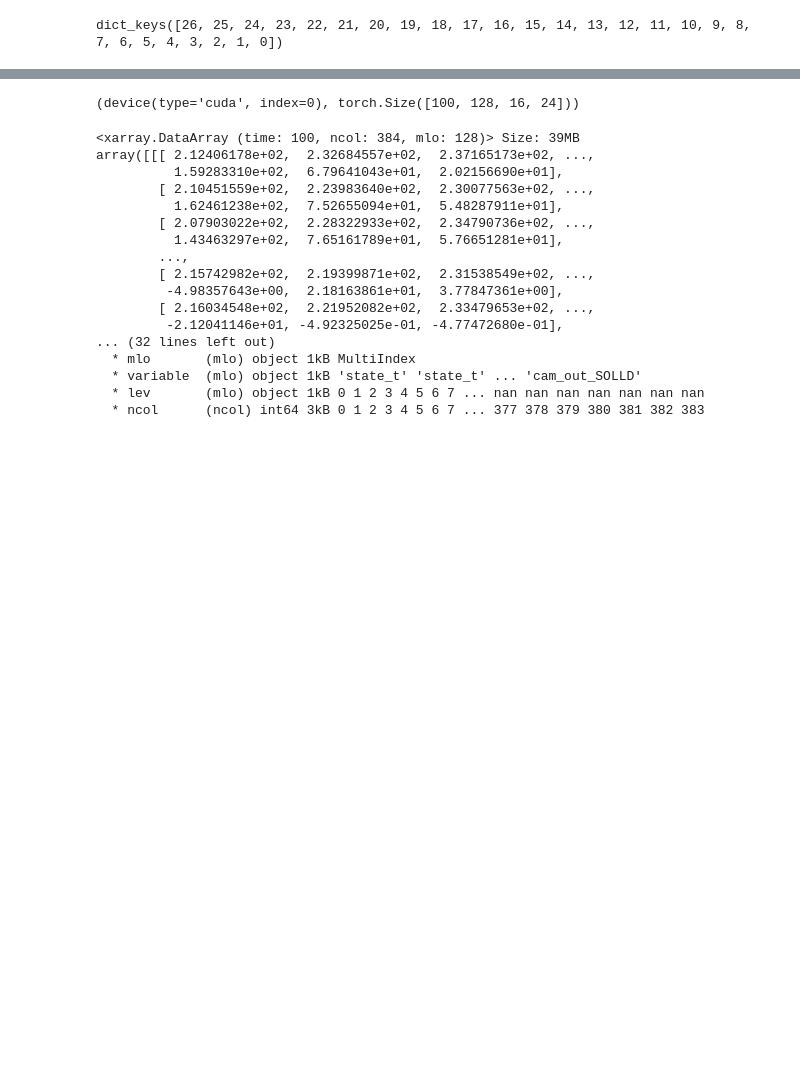
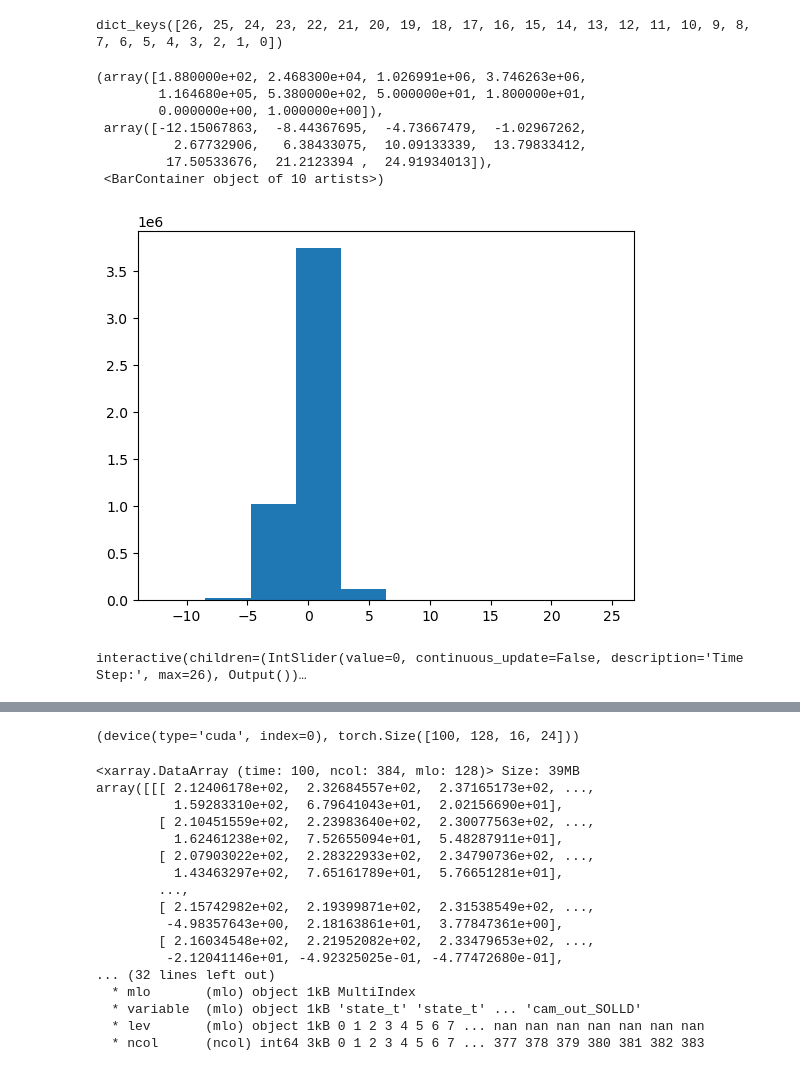
Before and after one commit to SammyAgrawal/diffusion-climsim, a Jupyter notebook: Notebooks/Evaluation.ipynb, the cells around one changed output, grey strips where cells are left out. Drawn from its saved outputs; the diff is of its cells as text; code cells hidden in the pictures; blank space fills up the shorter version.

```diff
--- a/Notebooks/Evaluation.ipynb
+++ b/Notebooks/Evaluation.ipynb
@@ -663,5 +641,5 @@ Text(0.5, 1.0, 'Surface Temp')
 # %%
-x_noisy, eps = pipeline_generator.encode(real_images.to(device), 25)
+x_noisy, eps = pipeline_generator.encode(real_images.to(device), 99)
 # %%
 plt.imshow((x_noisy.detach().cpu() - real_images)[0, 59])
 plt.colorbar()
@@ -677,6 +655,47 @@ Text(0.5, 1.0, 'Surface Temp, noisy')
 # %%
-history = pipeline_generator.decode(x_noisy, 25)
+history = pipeline_generator.decode(x_noisy, 10)
 # %%
 history.keys()
 # %% [output]
 dict_keys([26, 25, 24, 23, 22, 21, 20, 19, 18, 17, 16, 15, 14, 13, 12, 11, 10, 9, 8, 7, 6, 5, 4, 3, 2, 1, 0])
+# %%
+
+t = 4
+
+plt.hist(history[t].flatten())
+# %% [output]
+(array([1.880000e+02, 2.468300e+04, 1.026991e+06, 3.746263e+06,
+        1.164680e+05, 5.380000e+02, 5.000000e+01, 1.800000e+01,
+        0.000000e+00, 1.000000e+00]),
+ array([-12.15067863,  -8.44367695,  -4.73667479,  -1.02967262,
+          2.67732906,   6.38433075,  10.09133339,  13.79833412,
+         17.50533676,  21.2123394 ,  24.91934013]),
+ <BarContainer object of 10 artists>)
+[figure, added]
+# %%
+def plot_histogram_evolution(history):
+    def plot_timestep(t):
+        plt.figure(figsize=(10, 6))
+        plt.hist(history[t].flatten(), bins=50, density=True)
+        plt.title(f'Distribution at Denoising Step {t}')
+        plt.xlabel('Values')
+        plt.ylabel('Density')
+        plt.grid(True)
+        plt.show()
+
+    # Create slider for time steps
+    t_slider = widgets.IntSlider(
+        value=0,
+        min=0,
+        max=max(history.keys()),
+        step=1,
+        description='Time Step:',
+        continuous_update=False
+    )
+
+    # Display interactive plot
+    interact(plot_timestep, t=t_slider)
+
+plot_histogram_evolution(history)
+# %% [output]
+interactive(children=(IntSlider(value=0, continuous_update=False, description='Time Step:', max=26), Output())…
```
Also changed, not shown: parts of 25 cells of this notebook, 5 other files.
